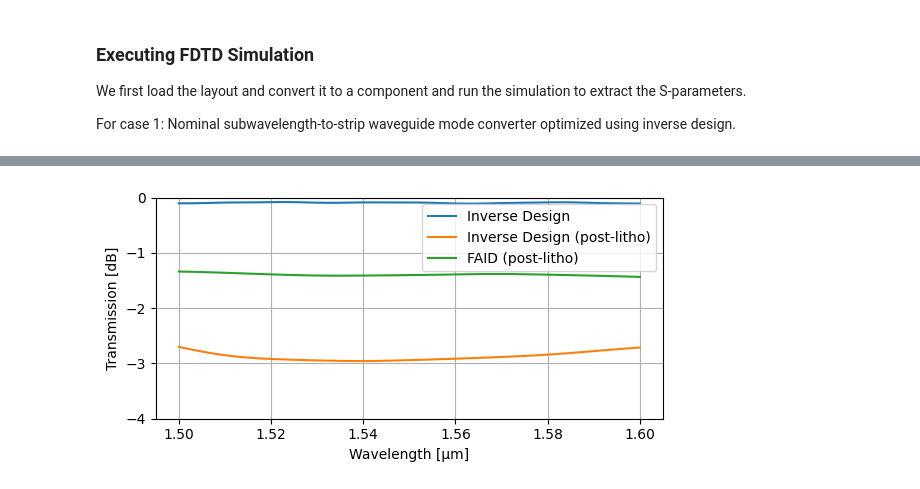
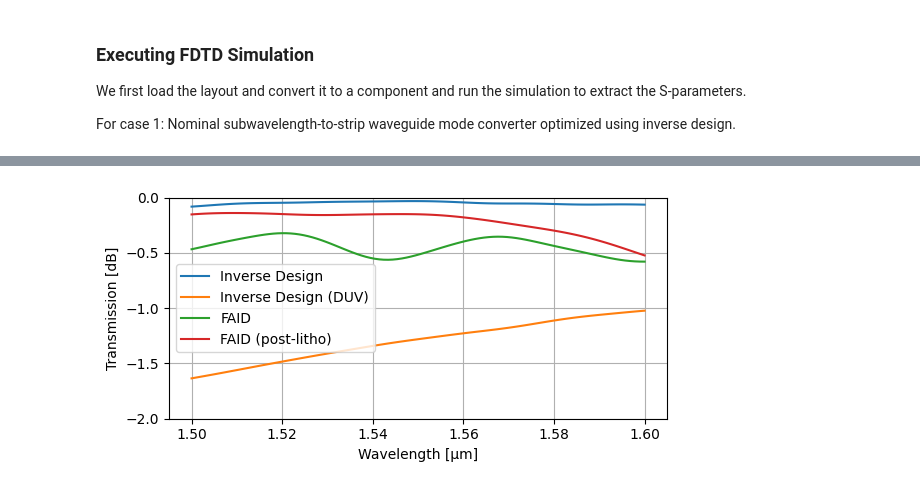
Before and after one commit to SiEPIC/gds_fdtd, a Jupyter notebook: examples/notebooks/faid/faid.ipynb, the cells around one changed output, grey strips where cells are left out. Saved outputs shown, nothing was run; the diff lists cells and outputs as text; code cells hidden in the pictures.

Commit message:
faid example files update

```diff
--- a/examples/notebooks/faid/faid.ipynb
+++ b/examples/notebooks/faid/faid.ipynb
@@ -137,14 +139,14 @@ plt.show()
 # %%
 import lumapi
 
-layout = load_layout(fpath_swg_nominal_litho)
+layout = load_layout(fpath_ID_duv)
 component = load_component_from_tech(ly=layout, tech=technology)
 
 fdtd = lumapi.FDTD()  # can also be mode/device
 
 to_lumerical(c=component, lum=fdtd)
 
-sparams_swg_nominal_litho = make_sim_lum(
+sparams_ID_duv = make_sim_lum(
     c=component,
     lum=fdtd,
     wavl_min=1.5,
@@ -178,14 +180,14 @@ plt.show()
 # %%
 import lumapi
 
-layout = load_layout(fpath_swg_faid_litho)
+layout = load_layout(fpath_FAID)
 component = load_component_from_tech(ly=layout, tech=technology)
 
 fdtd = lumapi.FDTD()  # can also be mode/device
 
 to_lumerical(c=component, lum=fdtd)
 
-sparams_swg_faid_litho = make_sim_lum(
+sparams_FAID = make_sim_lum(
     c=component,
     lum=fdtd,
     wavl_min=1.5,
@@ -218,0 +221,26 @@ plt.show()
+# %%
+import lumapi
+
+layout = load_layout(fpath_FAID_duv)
+component = load_component_from_tech(ly=layout, tech=technology)
+
+fdtd = lumapi.FDTD()  # can also be mode/device
+
+to_lumerical(c=component, lum=fdtd)
+
+sparams_FAID_duv = make_sim_lum(
+    c=component,
+    lum=fdtd,
+    wavl_min=1.5,
+    wavl_max=1.6,
+    wavl_pts=101,
+    width_ports=3.0,
+    depth_ports=2.0,
+    symmetry=(0, 0, 0),
+    pol="TE",
+    num_modes=1,
+    boundary="pml",
+    mesh=3,
+    run_time_factor=50,
+    visualize=False
+)
@@ -219,18 +262,19 @@ plt.show()
 # %%
 
 plt.figure(figsize=(6, 3))
 
-plt.plot(1e6*np.array(sparams_swg_nominal["wavl"]), 10*np.log10(np.abs(sparams_swg_nominal["s1_2"])**2), label=f"Inverse Design")
-plt.plot(1e6*np.array(sparams_swg_nominal_litho["wavl"]), 10*np.log10(np.abs(sparams_swg_nominal_litho["s1_2"])**2), label=f"Inverse Design (post-litho)")
-plt.plot(1e6*np.array(sparams_swg_faid_litho["wavl"]), 10*np.log10(np.abs(sparams_swg_faid_litho["s1_2"])**2), label=f"FAID (post-litho)")
+plt.plot(1e6*np.array(sparams_ID["wavl"]), 10*np.log10(np.abs(sparams_ID["s1_2"])**2), label=f"Inverse Design")
+plt.plot(1e6*np.array(sparams_ID_duv["wavl"]), 10*np.log10(np.abs(sparams_ID_duv["s1_2"])**2), label=f"Inverse Design (DUV)")
+plt.plot(1e6*np.array(sparams_FAID["wavl"]), 10*np.log10(np.abs(sparams_FAID["s1_2"])**2), label=f"FAID")
+plt.plot(1e6*np.array(sparams_FAID_duv["wavl"]), 10*np.log10(np.abs(sparams_FAID_duv["s1_2"])**2), label=f"FAID (post-litho)")
 
 
 plt.ylabel("Transmission [dB]")
 plt.xlabel("Wavelength [μm]")
 plt.grid(True)
-plt.ylim(-4, 0)
+plt.ylim(-2, 0)
 plt.legend(loc="best")
 plt.tight_layout()
 plt.show()
 # %% [output]
-[figure, old version]
+[figure, new version]
```
Also changed, not shown: parts of 8 cells of this notebook, 7 other files.
